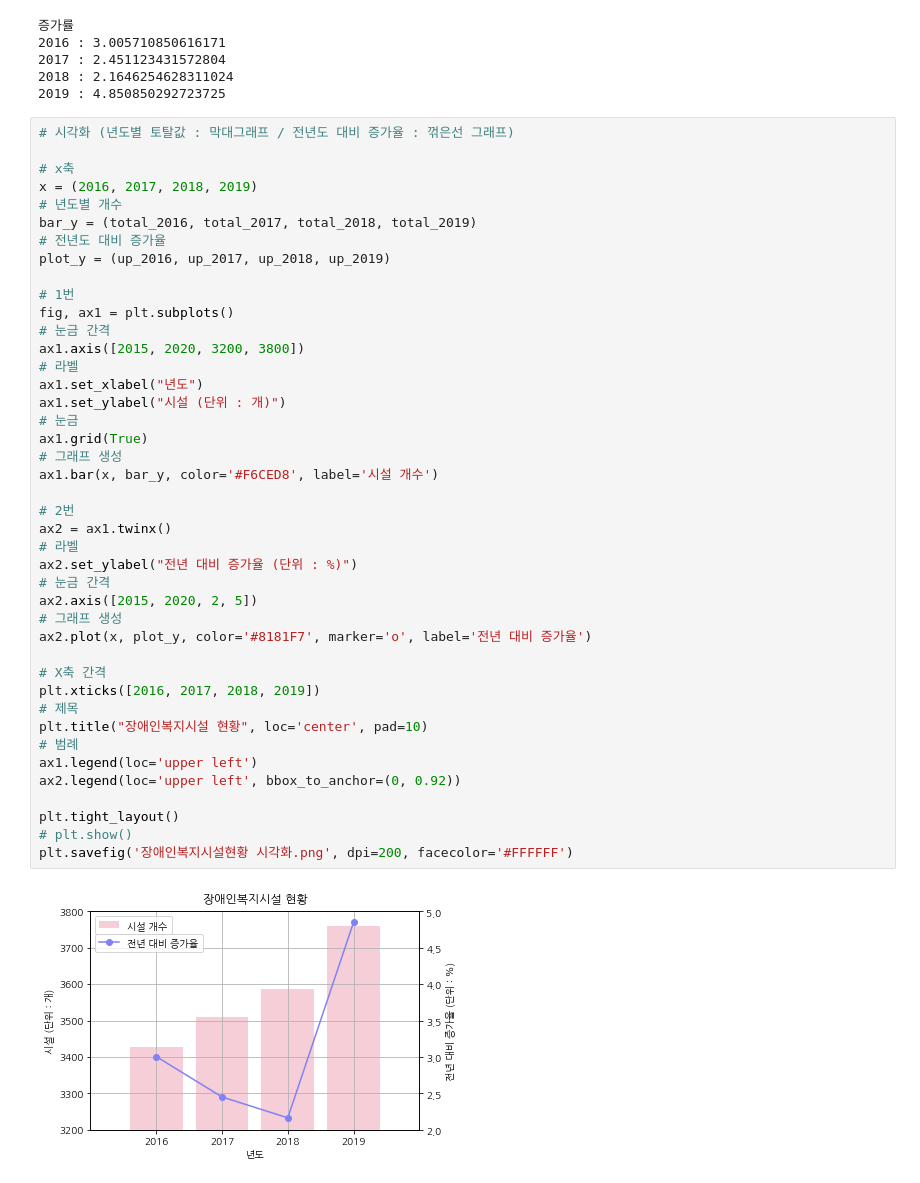
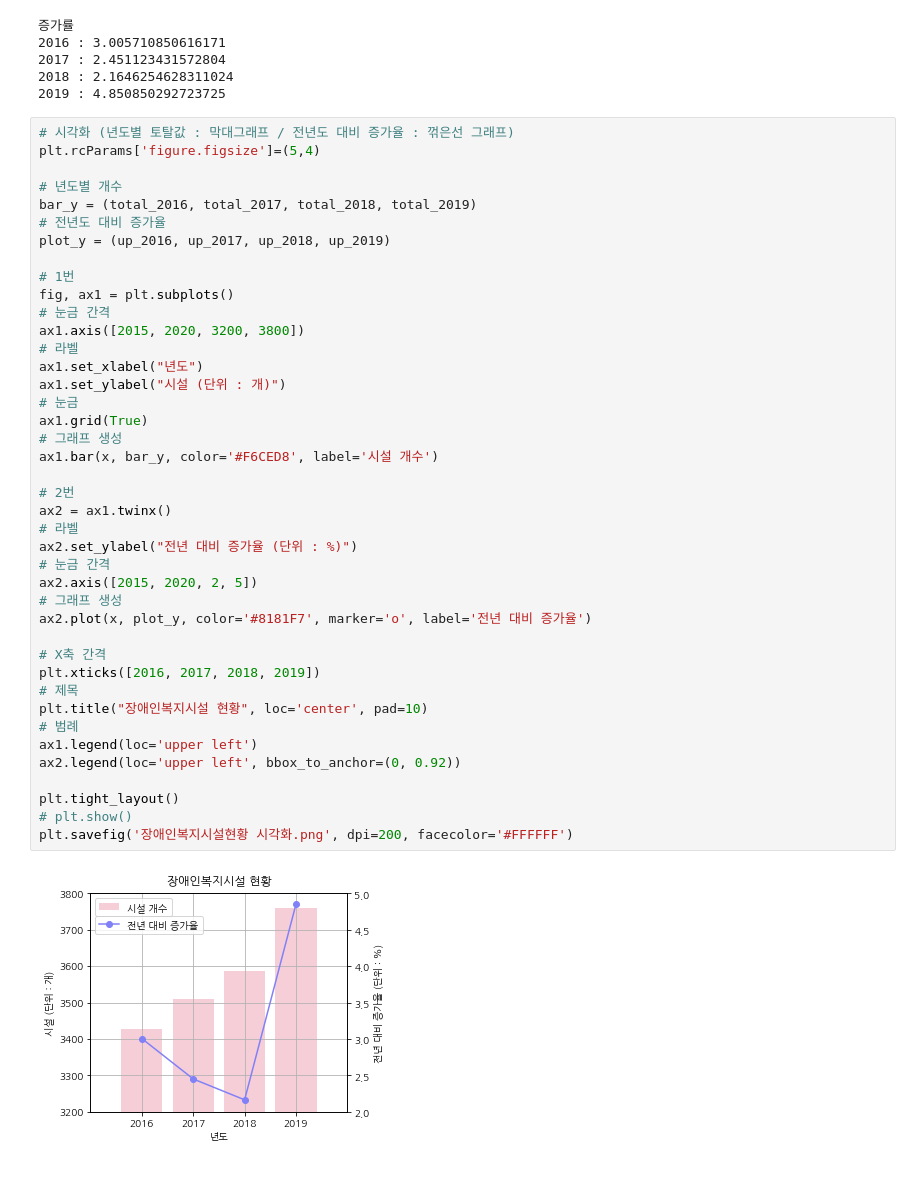
Before and after one commit to modeep/the-modeep, a Jupyter notebook: welfarefacility/welfarefacility.ipynb, the cells around one changed output. Saved outputs shown, nothing was run; the diff lists cells and outputs as text.

Commit message:
Update Individual Visualizations

```diff
--- a/welfarefacility/welfarefacility.ipynb
+++ b/welfarefacility/welfarefacility.ipynb
@@ -94,9 +162,8 @@ print(f"증가률\n2016 : {up_2016}\n2017 : {up_2017}\n2018 : {up_2018}\n2019 :
 2019 : 4.850850292723725
 # %%
 # 시각화 (년도별 토탈값 : 막대그래프 / 전년도 대비 증가율 : 꺾은선 그래프)
+plt.rcParams['figure.figsize']=(5,4)
 
-# x축
-x = (2016, 2017, 2018, 2019)
 # 년도별 개수
 bar_y = (total_2016, total_2017, total_2018, total_2019)
 # 전년도 대비 증가율
@@ -108,31 +175,31 @@ fig, ax1 = plt.subplots()
 ax1.axis([2015, 2020, 3200, 3800])
 # 라벨
 ax1.set_xlabel("년도")
 ax1.set_ylabel("시설 (단위 : 개)")
 # 눈금
 ax1.grid(True)
 # 그래프 생성
 ax1.bar(x, bar_y, color='#F6CED8', label='시설 개수')
 
 # 2번
 ax2 = ax1.twinx()
 # 라벨
 ax2.set_ylabel("전년 대비 증가율 (단위 : %)")
 # 눈금 간격
 ax2.axis([2015, 2020, 2, 5])
 # 그래프 생성
 ax2.plot(x, plot_y, color='#8181F7', marker='o', label='전년 대비 증가율')
 
 # X축 간격
 plt.xticks([2016, 2017, 2018, 2019])
 # 제목
 plt.title("장애인복지시설 현황", loc='center', pad=10)
 # 범례
 ax1.legend(loc='upper left')
 ax2.legend(loc='upper left', bbox_to_anchor=(0, 0.92))
 
 plt.tight_layout()
 # plt.show()
 plt.savefig('장애인복지시설현황 시각화.png', dpi=200, facecolor='#FFFFFF')
 # %% [output]
-[figure, old version]
+[figure, new version]
```
Also changed, not shown: parts of 2 cells of this notebook.
